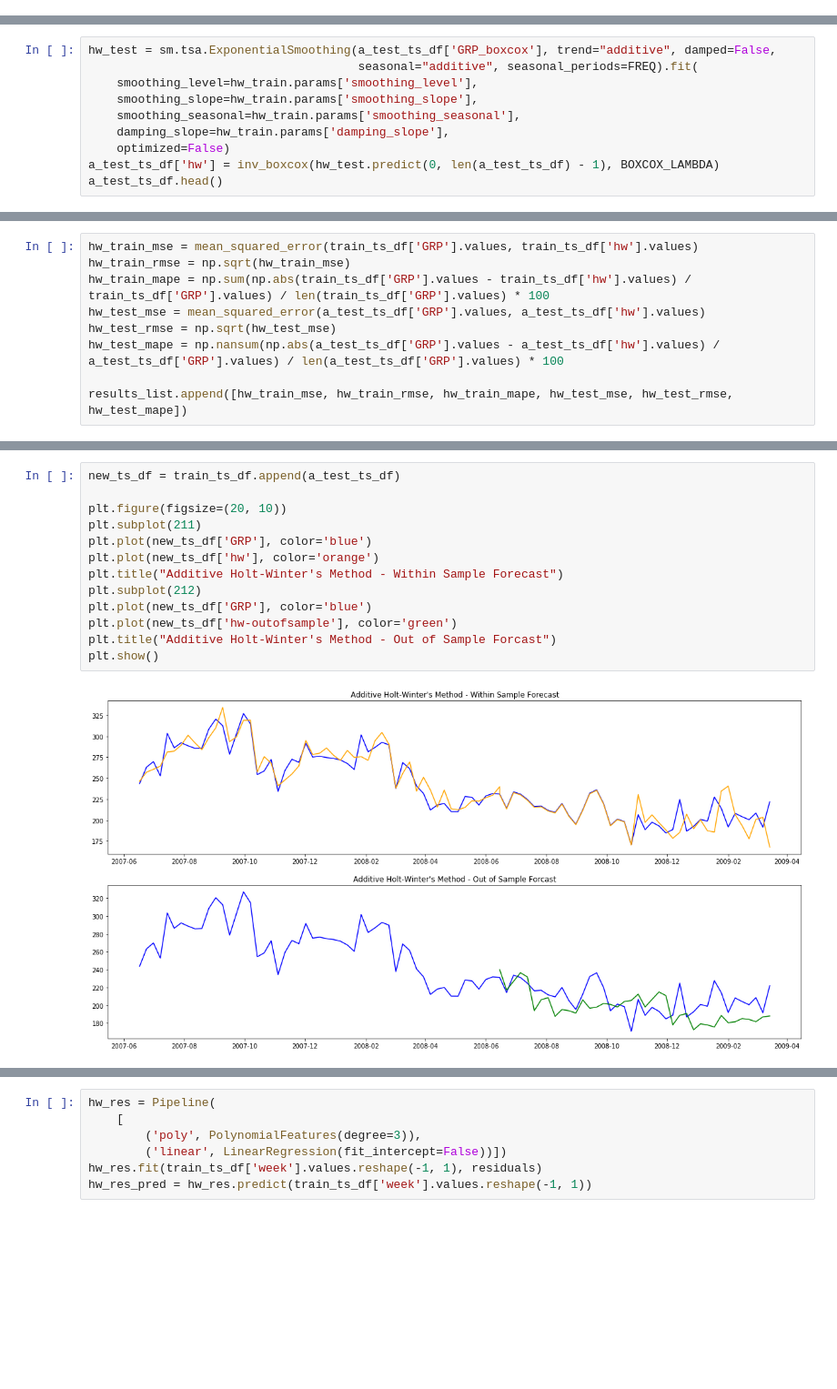
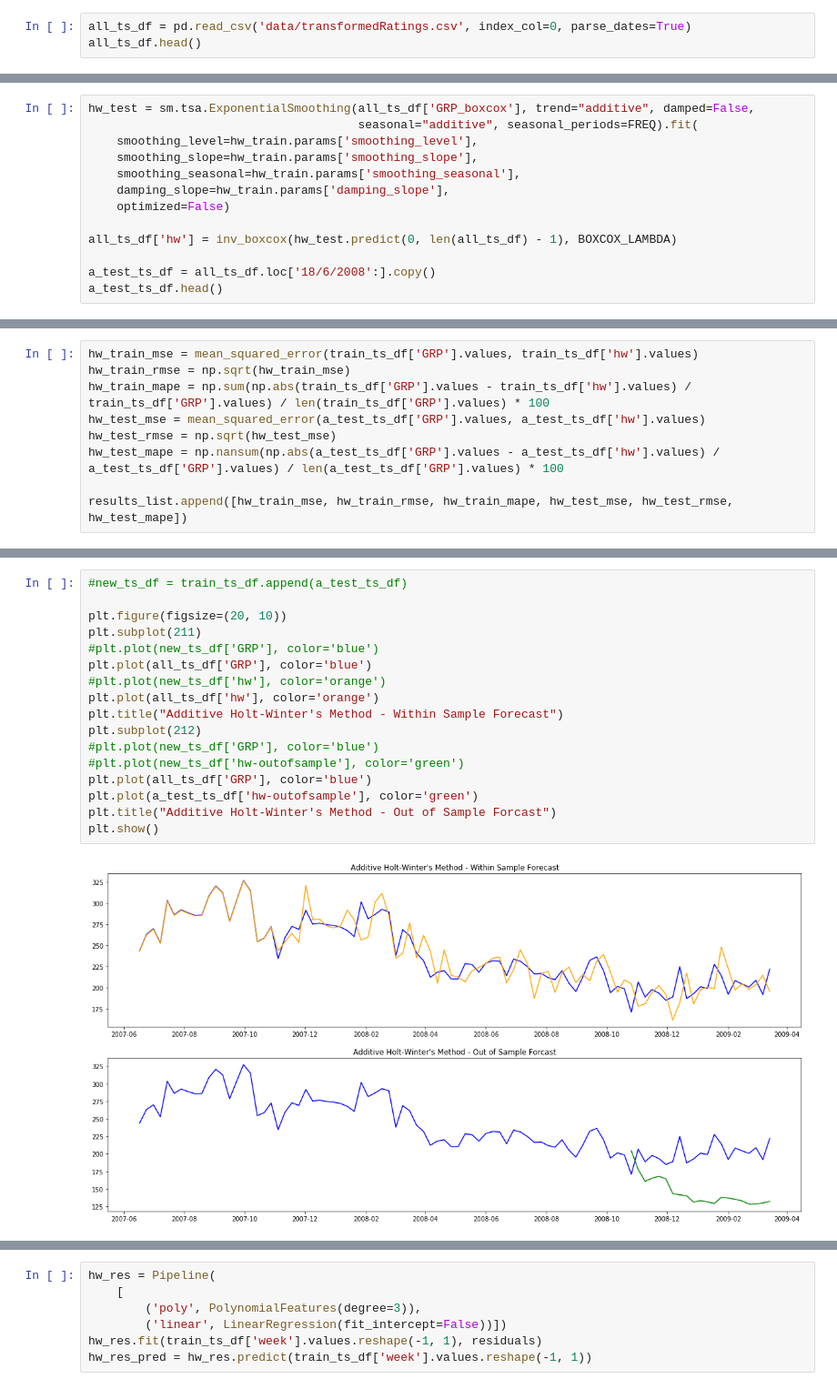
Before and after one commit to tkokkeng/KE5108-TVChannelRatings, a Jupyter notebook: holtwinter.ipynb, the cells around one changed output, grey strips where cells are left out. Shown at 91% size. Saved outputs shown, nothing was run; the diff lists cells and outputs as text; blank space fills up the shorter version.

Commit message:
updated train/test split

```diff
--- a/holtwinter.ipynb
+++ b/holtwinter.ipynb
@@ -412,0 +405,3 @@ a_test_ts_df.head()
+# %%
+all_ts_df = pd.read_csv('data/transformedRatings.csv', index_col=0, parse_dates=True)
+all_ts_df.head()
@@ -413,12 +416,15 @@ a_test_ts_df.head()
 # %%
-hw_test = sm.tsa.ExponentialSmoothing(a_test_ts_df['GRP_boxcox'], trend="additive", damped=False,
+hw_test = sm.tsa.ExponentialSmoothing(all_ts_df['GRP_boxcox'], trend="additive", damped=False,
                                       seasonal="additive", seasonal_periods=FREQ).fit(
     smoothing_level=hw_train.params['smoothing_level'],
     smoothing_slope=hw_train.params['smoothing_slope'],
     smoothing_seasonal=hw_train.params['smoothing_seasonal'],
     damping_slope=hw_train.params['damping_slope'],
     optimized=False)
-a_test_ts_df['hw'] = inv_boxcox(hw_test.predict(0, len(a_test_ts_df) - 1), BOXCOX_LAMBDA)
+
+all_ts_df['hw'] = inv_boxcox(hw_test.predict(0, len(all_ts_df) - 1), BOXCOX_LAMBDA)
+
+a_test_ts_df = all_ts_df.loc['18/6/2008':].copy()
 a_test_ts_df.head()
 # %% [output]
 |  | week | GRPRatingsDate | GRP | GRP_boxcox | hw |
@@ -463,18 +469,22 @@ results_df
 # %%
-new_ts_df = train_ts_df.append(a_test_ts_df)
+#new_ts_df = train_ts_df.append(a_test_ts_df)
 
 plt.figure(figsize=(20, 10))
 plt.subplot(211)
-plt.plot(new_ts_df['GRP'], color='blue')
-plt.plot(new_ts_df['hw'], color='orange')
+#plt.plot(new_ts_df['GRP'], color='blue')
+plt.plot(all_ts_df['GRP'], color='blue')
+#plt.plot(new_ts_df['hw'], color='orange')
+plt.plot(all_ts_df['hw'], color='orange')
 plt.title("Additive Holt-Winter's Method - Within Sample Forecast")
 plt.subplot(212)
-plt.plot(new_ts_df['GRP'], color='blue')
-plt.plot(new_ts_df['hw-outofsample'], color='green')
+#plt.plot(new_ts_df['GRP'], color='blue')
+#plt.plot(new_ts_df['hw-outofsample'], color='green')
+plt.plot(all_ts_df['GRP'], color='blue')
+plt.plot(a_test_ts_df['hw-outofsample'], color='green')
 plt.title("Additive Holt-Winter's Method - Out of Sample Forcast")
 plt.show()
 # %% [output]
-[figure, old version]
+[figure, new version]
 # %%
 residuals = train_ts_df['GRP'].values - train_ts_df['hw']
 residuals[:10]
```
Also changed, not shown: parts of 35 cells of this notebook.
